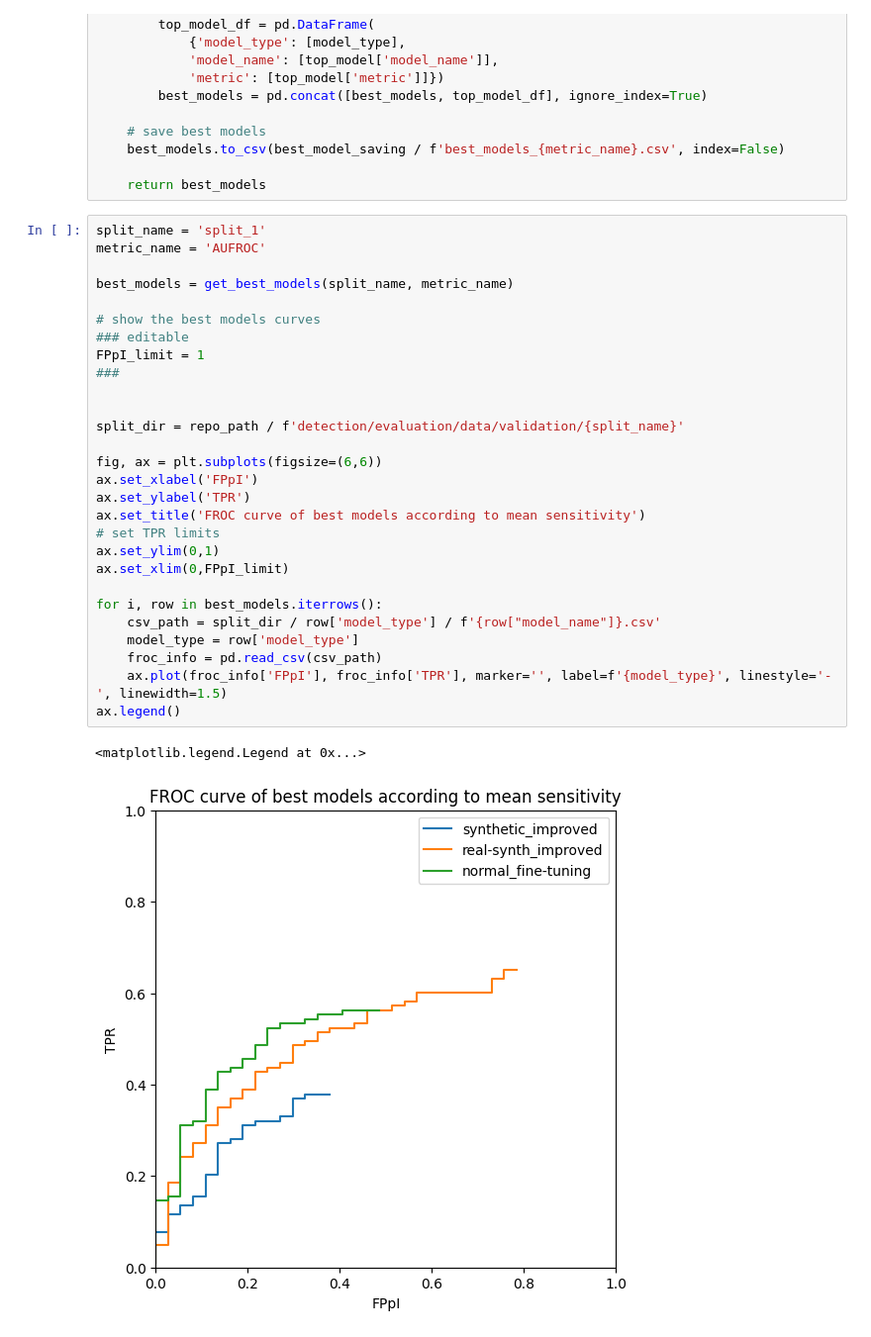
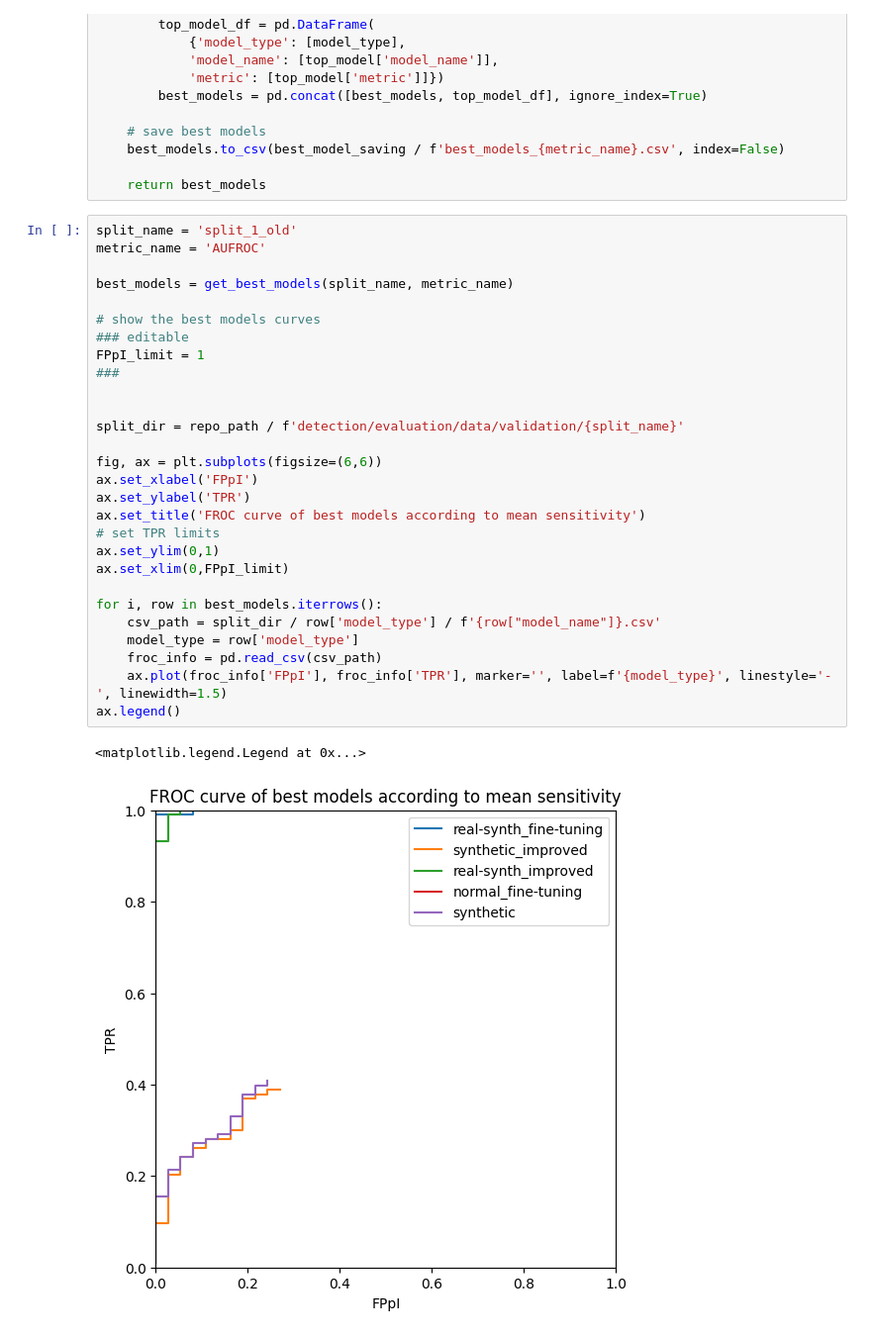
Before and after one commit to Likalto4/CEM-Detect, a Jupyter notebook: detection/evaluation/validation/best_model_selection.ipynb, the cells around one changed output. Shown at 99% size. Drawn from its saved outputs; the diff is of its cells as text.

```diff
--- a/detection/evaluation/validation/best_model_selection.ipynb
+++ b/detection/evaluation/validation/best_model_selection.ipynb
@@ -227,33 +227,33 @@ def get_best_models(split_name, metric_name):
 
     return best_models
 # %%
-split_name = 'split_1'
+split_name = 'split_1_old'
 metric_name = 'AUFROC'
 
 best_models = get_best_models(split_name, metric_name)
 
 # show the best models curves
 ### editable
 FPpI_limit = 1
 ###
 
 
 split_dir = repo_path / f'detection/evaluation/data/validation/{split_name}'
 
 fig, ax = plt.subplots(figsize=(6,6))
 ax.set_xlabel('FPpI')
 ax.set_ylabel('TPR')
 ax.set_title('FROC curve of best models according to mean sensitivity')
 # set TPR limits
 ax.set_ylim(0,1)
 ax.set_xlim(0,FPpI_limit)
 
 for i, row in best_models.iterrows():
     csv_path = split_dir / row['model_type'] / f'{row["model_name"]}.csv'
     model_type = row['model_type']
     froc_info = pd.read_csv(csv_path)
     ax.plot(froc_info['FPpI'], froc_info['TPR'], marker='', label=f'{model_type}', linestyle='-', linewidth=1.5)
 ax.legend()
 # %% [output]
 <matplotlib.legend.Legend at 0x...>
-[figure, old version]
+[figure, new version]
```
Also changed, not shown: 2 other files.
